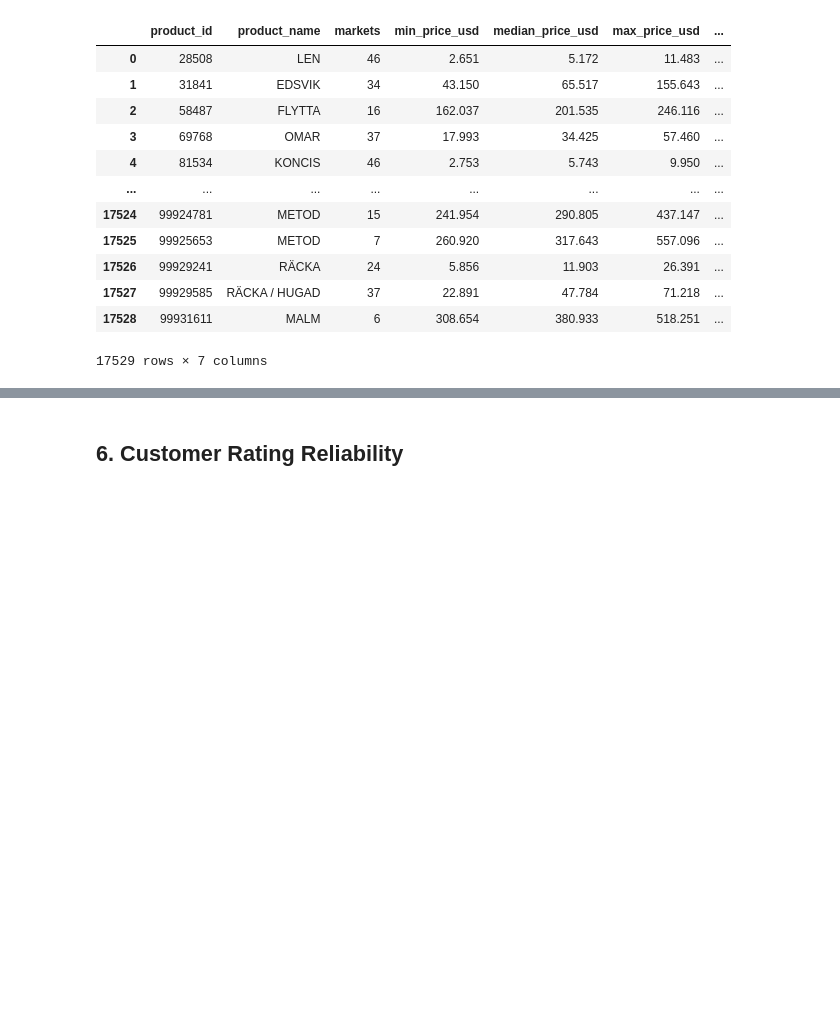
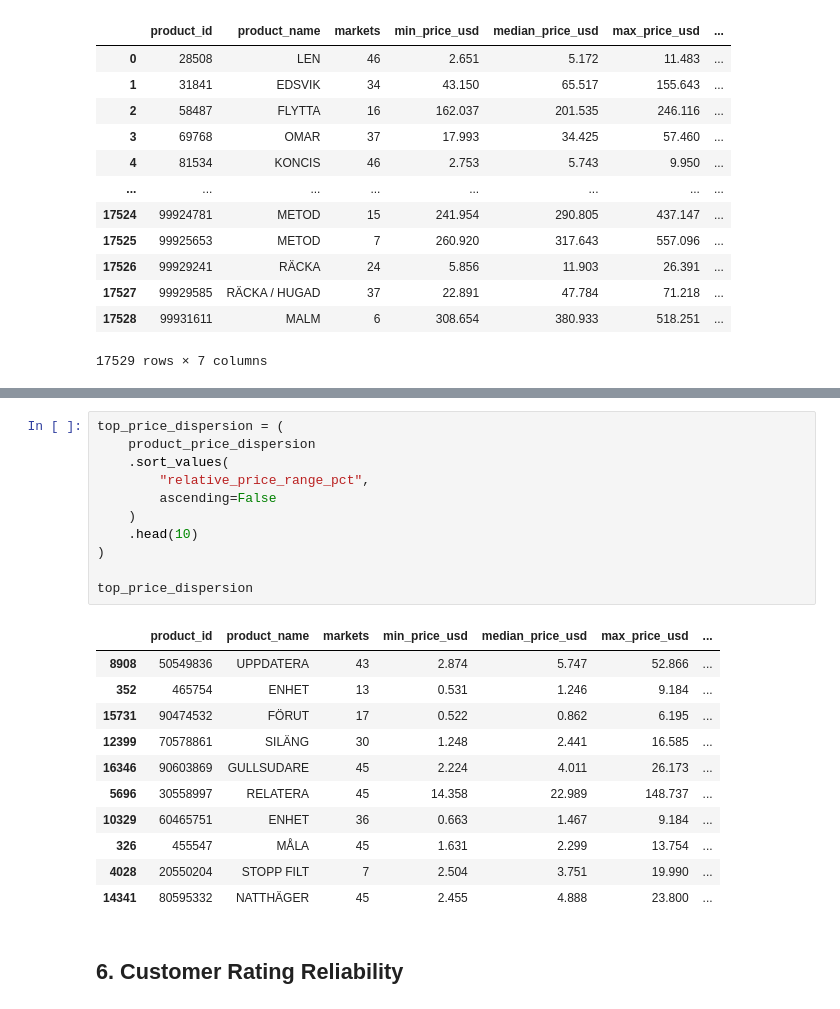
Before and after one commit to andrew-zhou23/ikea-global-pricing-analysis, a Jupyter notebook: notebooks/ikea_global_pricing_analysis.ipynb, the cells around one changed output, grey strips where cells are left out. Drawn from its saved outputs; the diff is of its cells as text; blank space fills up the shorter version.

```diff
--- a/notebooks/ikea_global_pricing_analysis.ipynb
+++ b/notebooks/ikea_global_pricing_analysis.ipynb
@@ -896,3 +980,26 @@ product_price_dispersion
+# %%
+top_price_dispersion = (
+    product_price_dispersion
+    .sort_values(
+        "relative_price_range_pct",
+        ascending=False
+    )
+    .head(10)
+)
+
+top_price_dispersion
+# %% [output]
+|  | product_id | product_name | markets | min_price_usd | median_price_usd | max_price_usd | ... |
+| 8908 | 50549836 | UPPDATERA | 43 | 2.874 | 5.747 | 52.866 | ... |
+| 352 | 465754 | ENHET | 13 | 0.531 | 1.246 | 9.184 | ... |
+| 15731 | 90474532 | FÖRUT | 17 | 0.522 | 0.862 | 6.195 | ... |
+| 12399 | 70578861 | SILÄNG | 30 | 1.248 | 2.441 | 16.585 | ... |
+| 16346 | 90603869 | GULLSUDARE | 45 | 2.224 | 4.011 | 26.173 | ... |
+| 5696 | 30558997 | RELATERA | 45 | 14.358 | 22.989 | 148.737 | ... |
+| 10329 | 60465751 | ENHET | 36 | 0.663 | 1.467 | 9.184 | ... |
+| 326 | 455547 | MÅLA | 45 | 1.631 | 2.299 | 13.754 | ... |
+| 4028 | 20550204 | STOPP FILT | 7 | 2.504 | 3.751 | 19.990 | ... |
+| 14341 | 80595332 | NATTHÄGER | 45 | 2.455 | 4.888 | 23.800 | ... |
 # %% [markdown]
 ## 6. Customer Rating Reliability
 # %%
```
Also changed, not shown: parts of 55 cells of this notebook, 4 other files.
